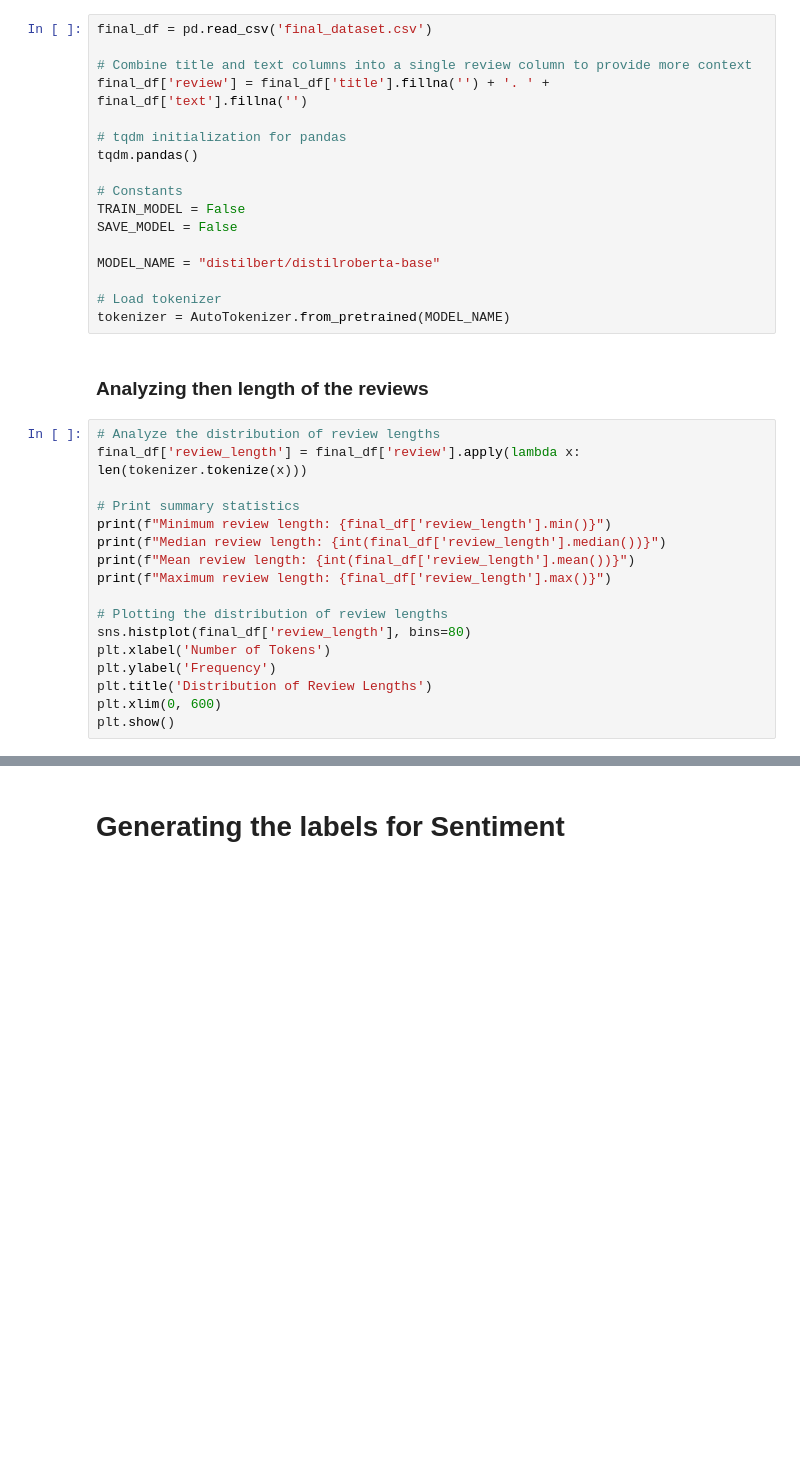
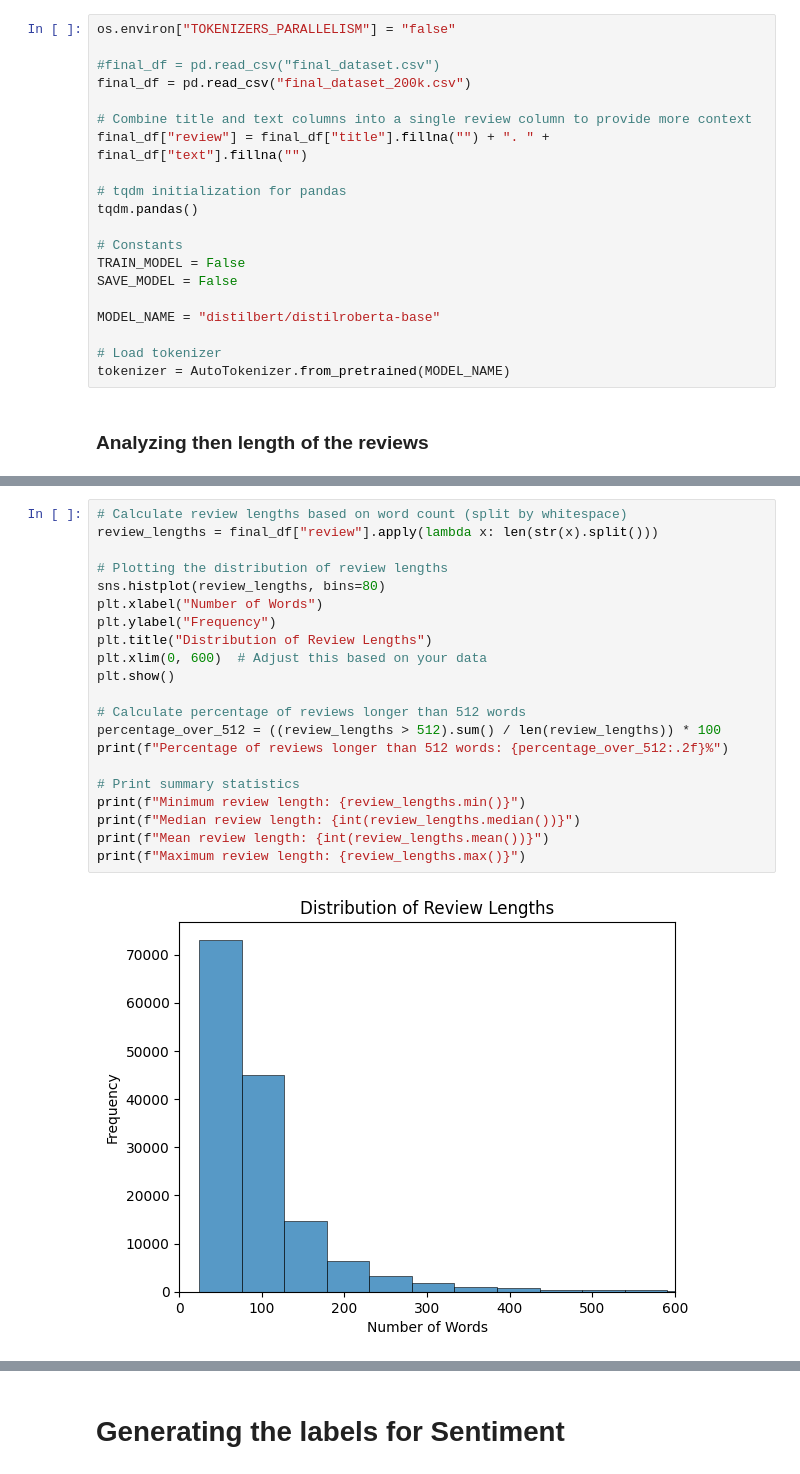
Before and after one commit to Grimngor/RoboReviews, a Jupyter notebook: 1_Sentiment_Dev.ipynb, the cells around one changed output, grey strips where cells are left out. Drawn from its saved outputs; the diff is of its cells as text; blank space fills up the shorter version.

```diff
--- a/1_Sentiment_Dev.ipynb
+++ b/1_Sentiment_Dev.ipynb
@@ -20,10 +36,13 @@ import torch
 # %% [markdown]
 # Loading the dataset and initializing
 # %%
-final_df = pd.read_csv('final_dataset.csv')
+os.environ["TOKENIZERS_PARALLELISM"] = "false"
+
+#final_df = pd.read_csv("final_dataset.csv")
+final_df = pd.read_csv("final_dataset_200k.csv")
 
 # Combine title and text columns into a single review column to provide more context
-final_df['review'] = final_df['title'].fillna('') + '. ' + final_df['text'].fillna('')
+final_df["review"] = final_df["title"].fillna("") + ". " + final_df["text"].fillna("")
 
 # tqdm initialization for pandas
 tqdm.pandas()
@@ -38,20 +57,3 @@ MODEL_NAME = "distilbert/distilroberta-base"
 tokenizer = AutoTokenizer.from_pretrained(MODEL_NAME)
 # %% [markdown]
 ### Analyzing then length of the reviews
-# %%
-# Analyze the distribution of review lengths
-final_df['review_length'] = final_df['review'].apply(lambda x: len(tokenizer.tokenize(x)))
-
-# Print summary statistics
-print(f"Minimum review length: {final_df['review_length'].min()}")
-print(f"Median review length: {int(final_df['review_length'].median())}")
-print(f"Mean review length: {int(final_df['review_length'].mean())}")
-print(f"Maximum review length: {final_df['review_length'].max()}")
-
-# Plotting the distribution of review lengths
-sns.histplot(final_df['review_length'], bins=80)
-plt.xlabel('Number of Tokens')
-plt.ylabel('Frequency')
-plt.title('Distribution of Review Lengths')
-plt.xlim(0, 600)
-plt.show()
@@ -64,0 +60,23 @@ Maximum review length: 7409
+# %%
+# Calculate review lengths based on word count (split by whitespace)
+review_lengths = final_df["review"].apply(lambda x: len(str(x).split()))
+
+# Plotting the distribution of review lengths
+sns.histplot(review_lengths, bins=80)
+plt.xlabel("Number of Words")
+plt.ylabel("Frequency")
+plt.title("Distribution of Review Lengths")
+plt.xlim(0, 600)  # Adjust this based on your data
+plt.show()
+
+# Calculate percentage of reviews longer than 512 words
+percentage_over_512 = ((review_lengths > 512).sum() / len(review_lengths)) * 100
+print(f"Percentage of reviews longer than 512 words: {percentage_over_512:.2f}%")
+
+# Print summary statistics
+print(f"Minimum review length: {review_lengths.min()}")
+print(f"Median review length: {int(review_lengths.median())}")
+print(f"Mean review length: {int(review_lengths.mean())}")
+print(f"Maximum review length: {review_lengths.max()}")
+# %% [output]
+[figure, added]
```
Also changed, not shown: parts of 18 cells of this notebook.
